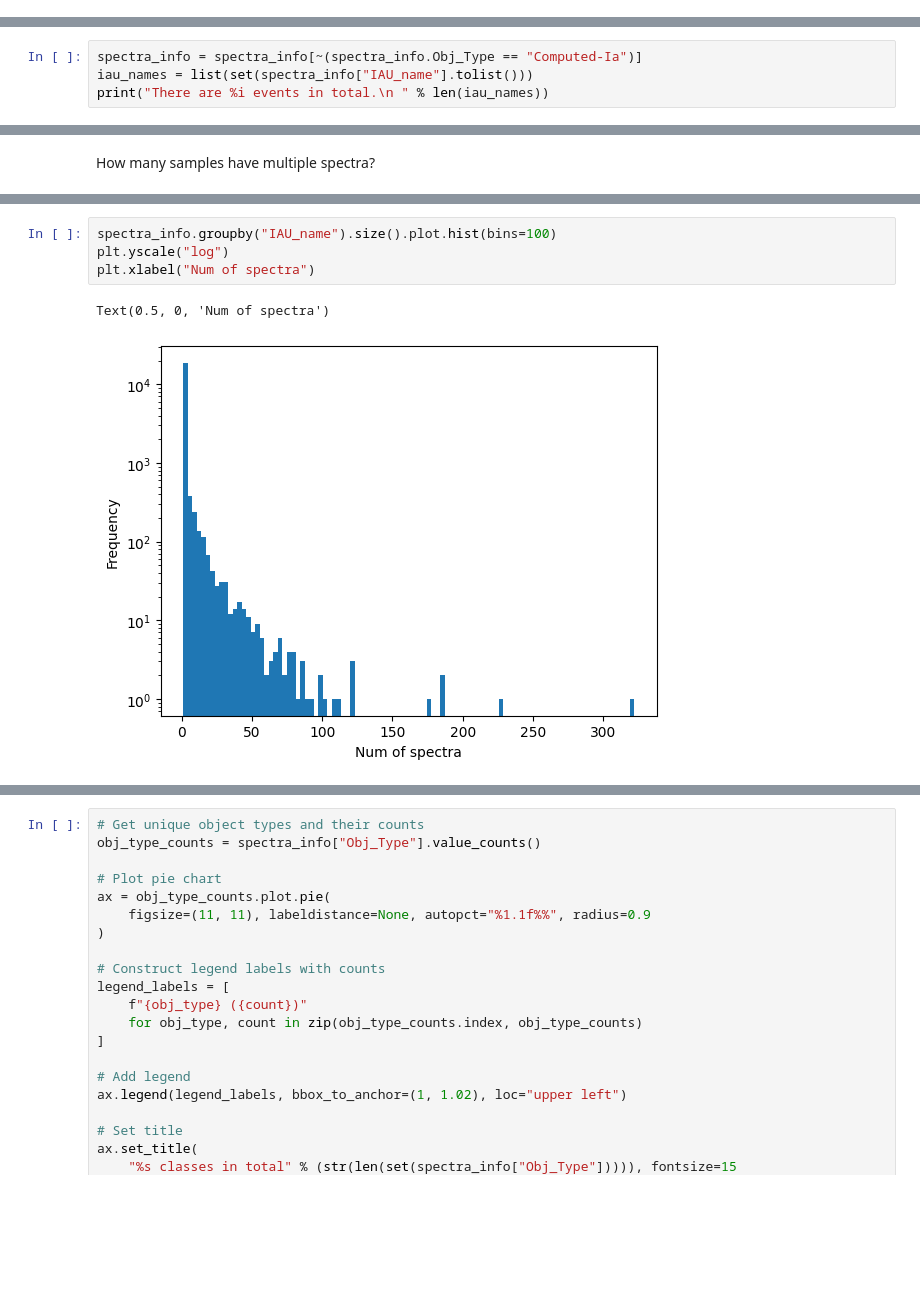
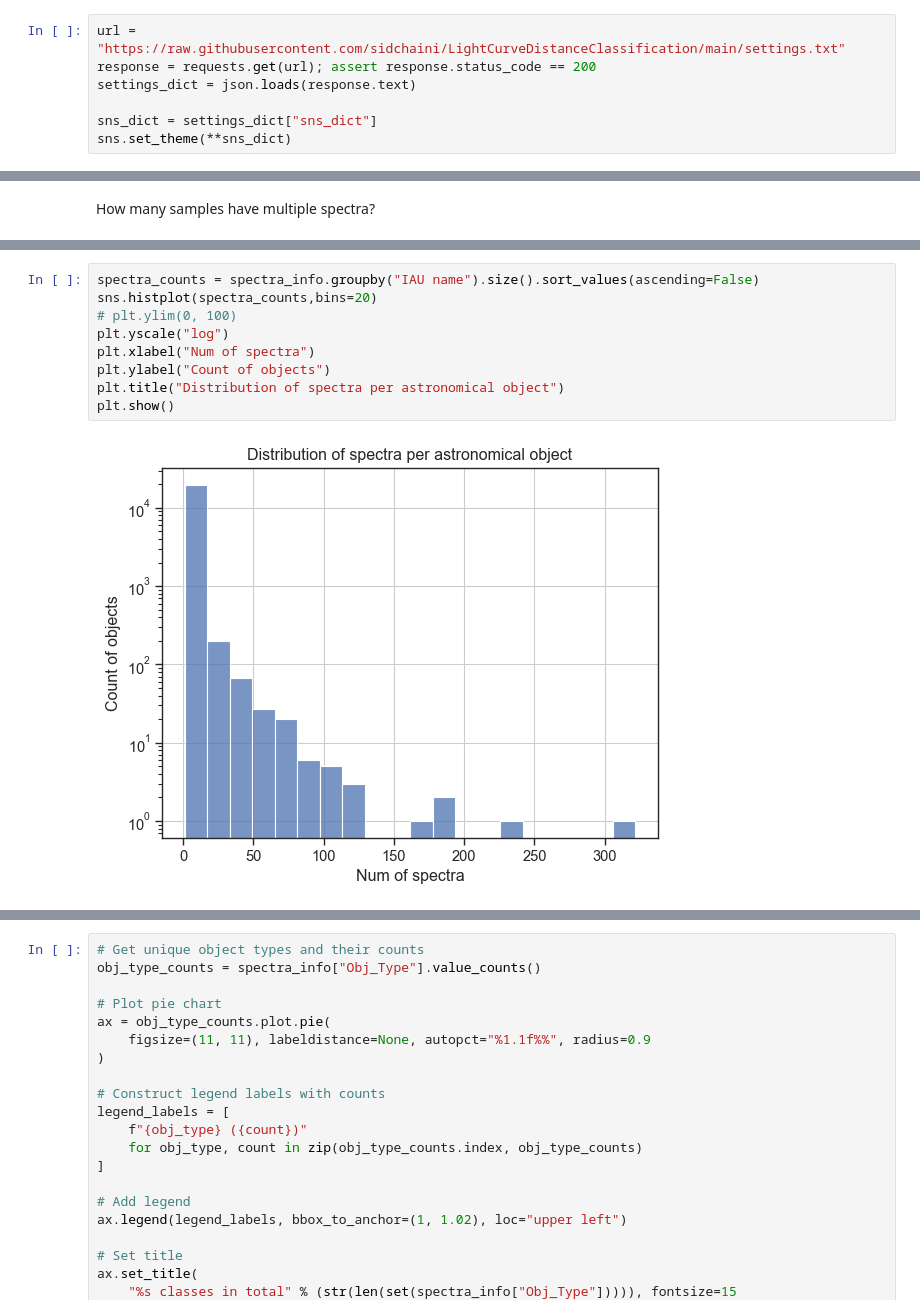
Before and after one commit to aec3675/multi-modal-multi-peaks, a Jupyter notebook: sidchaini/2. eda metadata and spectra/2.1. eda metadata.ipynb, the cells around one changed output, grey strips where cells are left out. Cells and saved outputs as stored; diff of their text form; blank space fills up the shorter version.

```diff
--- a/sidchaini/2. eda metadata and spectra/2.1. eda metadata.ipynb
+++ b/sidchaini/2. eda metadata and spectra/2.1. eda metadata.ipynb
@@ -11,3 +14,10 @@ import matplotlib.pyplot as plt
+# %%
+url = "https://raw.githubusercontent.com/sidchaini/LightCurveDistanceClassification/main/settings.txt"
+response = requests.get(url); assert response.status_code == 200
+settings_dict = json.loads(response.text)
+
+sns_dict = settings_dict["sns_dict"]
+sns.set_theme(**sns_dict)
 # %% [markdown]
 ### 1. Class distribution
 For each class, how many objects reside?
@@ -80,4 +38,0 @@ spectra_info
-# %%
-spectra_info = spectra_info[~(spectra_info.Obj_Type == "Computed-Ia")]
-iau_names = list(set(spectra_info["IAU_name"].tolist()))
-print("There are %i events in total.\n " % len(iau_names))
@@ -115,7 +41,11 @@ spec_num_df
-# %%
-spectra_info.groupby("IAU_name").size().plot.hist(bins=100)
-plt.yscale("log")
-plt.xlabel("Num of spectra")
-# %% [output]
-Text(0.5, 0, 'Num of spectra')
-[figure, removed]
+# %%
+spectra_counts = spectra_info.groupby("IAU name").size().sort_values(ascending=False)
+sns.histplot(spectra_counts,bins=20)
+# plt.ylim(0, 100)
+plt.yscale("log")
+plt.xlabel("Num of spectra")
+plt.ylabel("Count of objects")
+plt.title("Distribution of spectra per astronomical object")
+plt.show()
+# %% [output]
+[figure, added]
```
Also changed, not shown: parts of 16 cells of this notebook, 5 other files.
